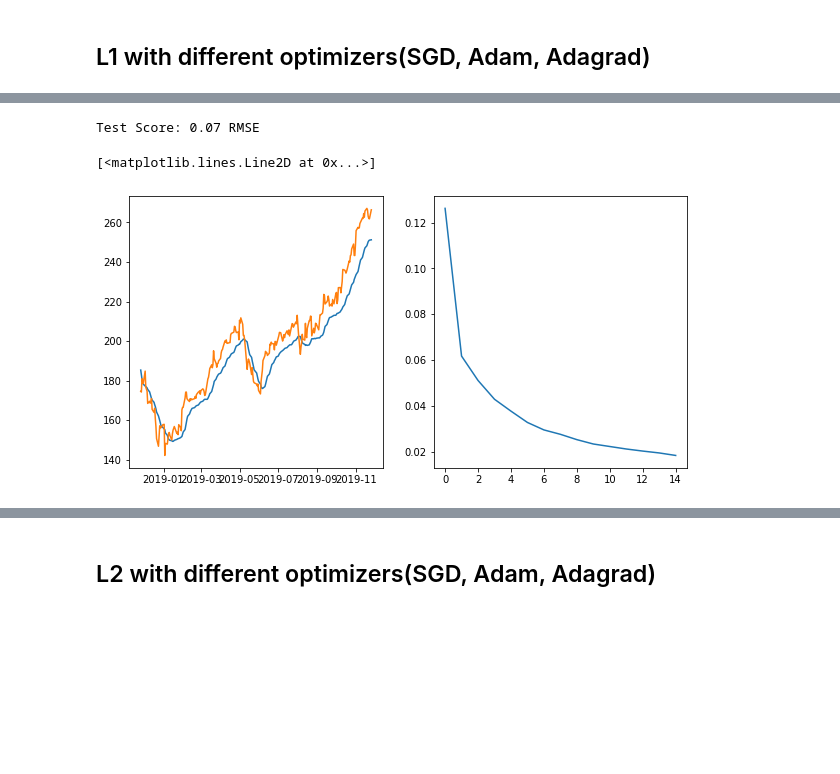
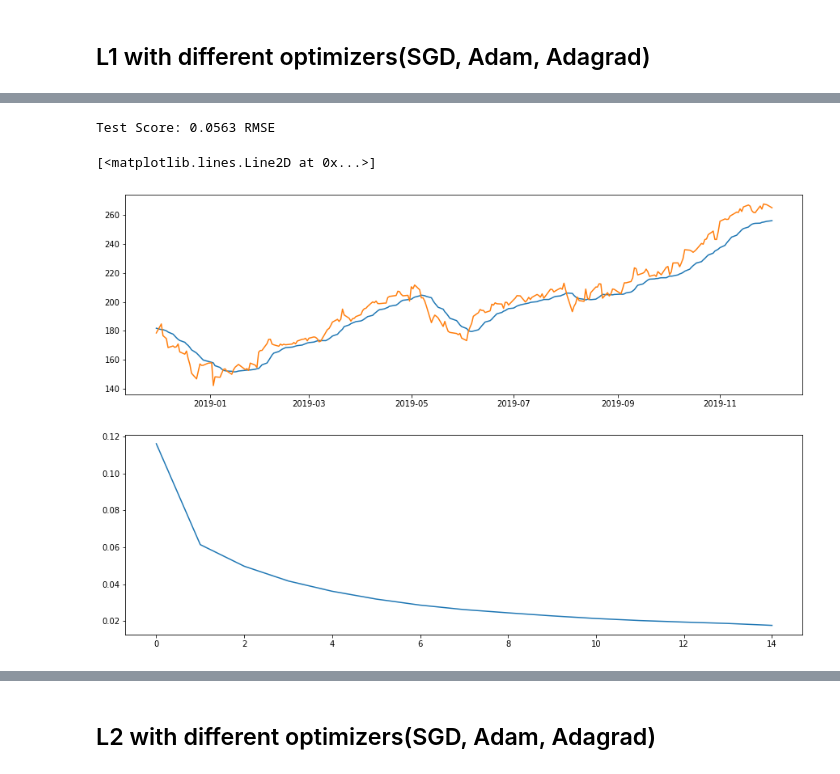
Before and after one commit to Samarmy/CS545TP, a Jupyter notebook: Armstrong-Choudhary-Hua-project.ipynb, the cells around one changed output, grey strips where cells are left out. Saved outputs shown, nothing was run; the diff lists cells and outputs as text; code cells hidden in the pictures; blank space fills up the shorter version.

```diff
--- a/Armstrong-Choudhary-Hua-project.ipynb
+++ b/Armstrong-Choudhary-Hua-project.ipynb
@@ -242,16 +242,16 @@ train_set_prediction = sc.inverse_transform(train_set_prediction)
 
 train_set_prediction = pd.DataFrame(train_set_prediction)
 
-
+look_back = 60
 train_set_prediction.index = training_set[look_back:].index
 
 
 
-plt.figure(figsize=(10, 5))
-plt.subplot(1, 2, 1)
+plt.figure(figsize=(15, 10))
+plt.subplot(2, 1, 1)
 plt.plot(train_set_prediction)
 plt.plot(training_set[look_back:])
 
-plt.subplot(1, 2, 2)
+plt.subplot(2, 1, 2)
 plt.plot(history.history['loss'])
 # %% [output]
@@ -370,26 +370,26 @@ Train Score: 0.0373 RMSE
 # %%
 test_set_predicted = regressor.predict(X_test).reshape(-1, 1)
 
 testScore_rnn = math.sqrt(mean_squared_error(Y_test, test_set_predicted))
-print('Test Score: %.2f RMSE' % (testScore_rnn))
+print('Test Score: %.4f RMSE' % (testScore_rnn))
 
 test_set_predicted = sc.inverse_transform(test_set_predicted)
 test_set_predicted = pd.DataFrame(test_set_predicted)# Reshaping
 X_train = np.reshape(X_train, (X_train.shape[0], X_train.shape[1], 1))
 
 
 test_set_predicted.index = testing_set[look_back:].index
-plt.figure(figsize=(10, 5))
-plt.subplot(1, 2, 1)
+plt.figure(figsize=(15, 10))
+plt.subplot(2, 1, 1)
 plt.plot(test_set_predicted)
 plt.plot(testing_set[look_back:])
 
-plt.subplot(1, 2, 2)
+plt.subplot(2, 1, 2)
 plt.plot(history.history['loss'])
 # %% [output]
-Test Score: 0.07 RMSE
+Test Score: 0.0563 RMSE
 [<matplotlib.lines.Line2D at 0x...>]
-[figure, old version]
+[figure, new version]
 # %%
 #Partitioning dataset for training and testing
 univariate_seq = AAPL['Close']
```
Also changed, not shown: parts of 41 cells of this notebook.
